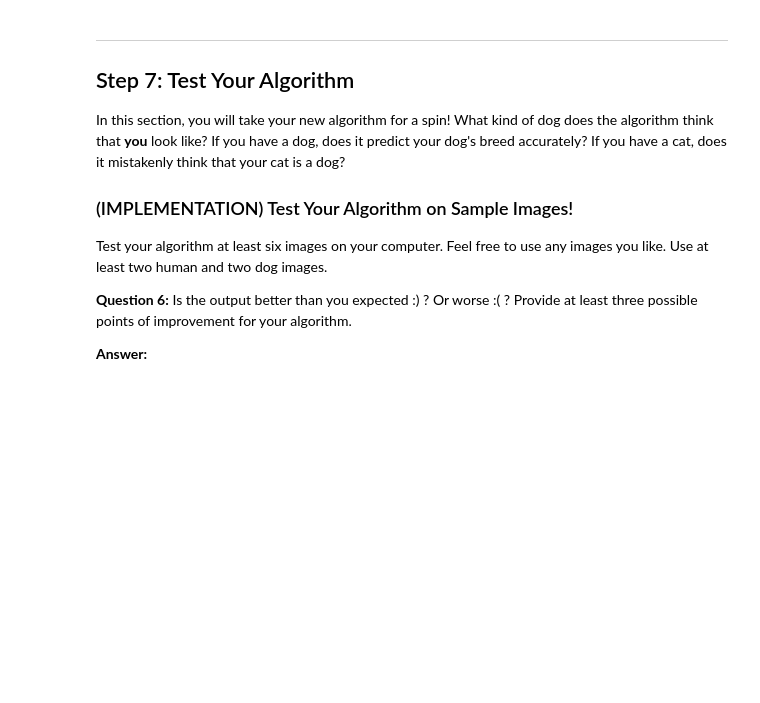
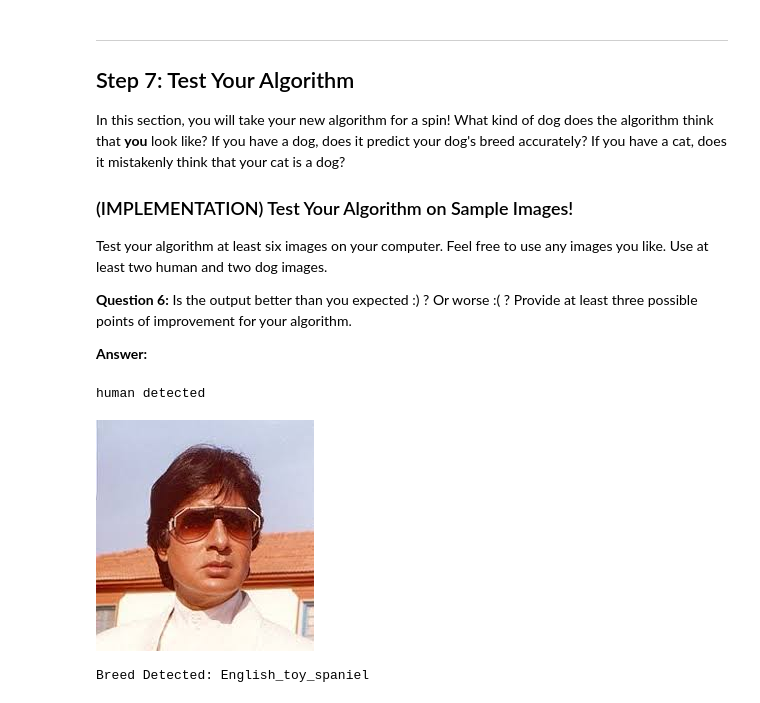
Before and after one commit to tagore15/AIND_T2_P5_DOG_BREED_CLASSIFIER, a Jupyter notebook: dog_app.ipynb, the cells around one changed output. Cells and saved outputs as stored; diff of their text form; code cells hidden in the pictures; blank space fills up the shorter version.

```diff
--- a/dog_app.ipynb
+++ b/dog_app.ipynb
@@ -701,4 +747,9 @@ __Answer:__
 # %%
 ## TODO: Execute your algorithm from Step 6 on
 ## at least 6 images on your computer.
 ## Feel free to use as many code cells as needed.
+predict_human_breed("sample_images/bacchan.jpg")
+# %% [output]
+human detected
+[figure, added]
+Breed Detected: English_toy_spaniel
```
Also changed, not shown: parts of 11 cells of this notebook.
